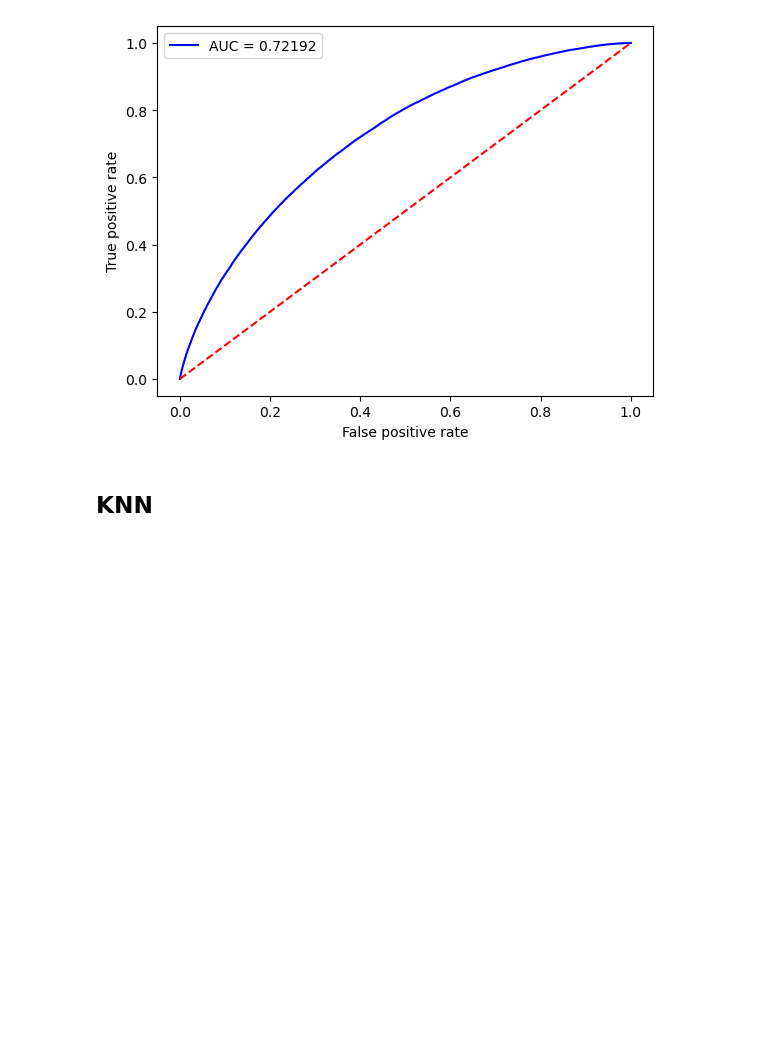
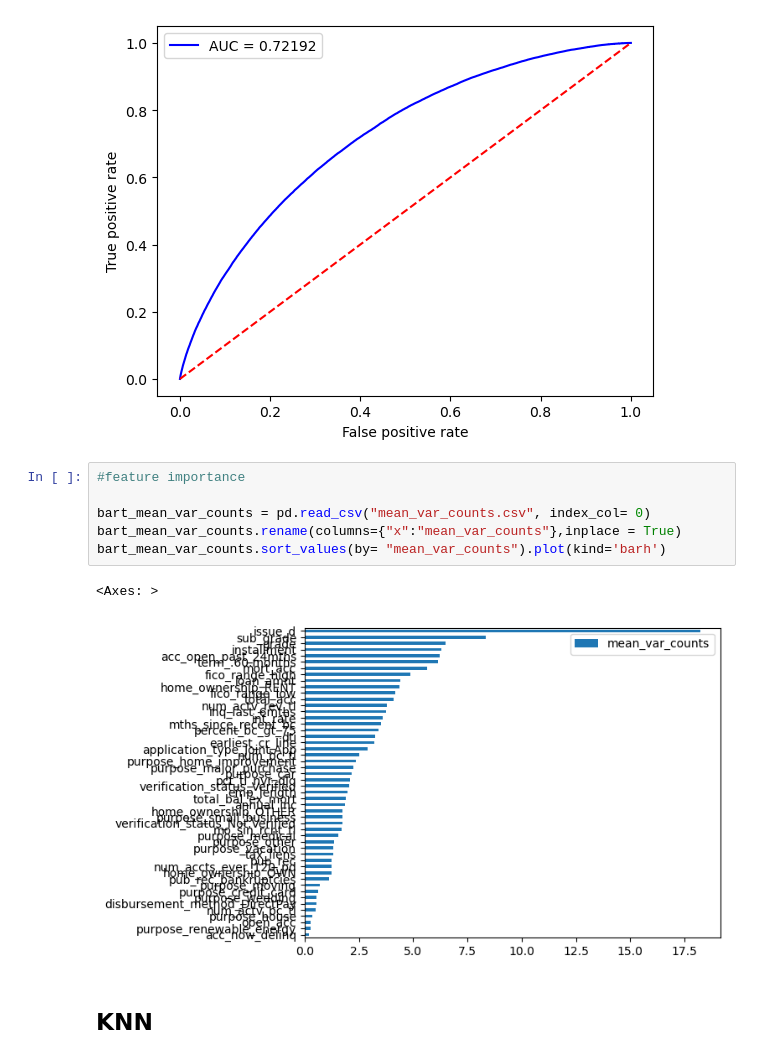
Before and after one commit to G-Mass/MTFI-project, a Jupyter notebook: p2p_lending_credit_risk_assessment.ipynb, the cells around one changed output. Drawn from its saved outputs; the diff is of its cells as text; blank space fills up the shorter version.

Commit message:
more things with bart

```diff
--- a/p2p_lending_credit_risk_assessment.ipynb
+++ b/p2p_lending_credit_risk_assessment.ipynb
@@ -1102,6 +1102,15 @@ plt.ylabel("True positive rate")
 plt.show()
 # %% [output]
 [figure]
+# %%
+#feature importance
+
+bart_mean_var_counts = pd.read_csv("mean_var_counts.csv", index_col= 0)
+bart_mean_var_counts.rename(columns={"x":"mean_var_counts"},inplace = True)
+bart_mean_var_counts.sort_values(by= "mean_var_counts").plot(kind='barh')
+# %% [output]
+<Axes: >
+[figure, added]
 # %% [markdown]
 ## KNN
 # %%
```
Also changed, not shown: parts of 1 cell of this notebook, 4 other files.
